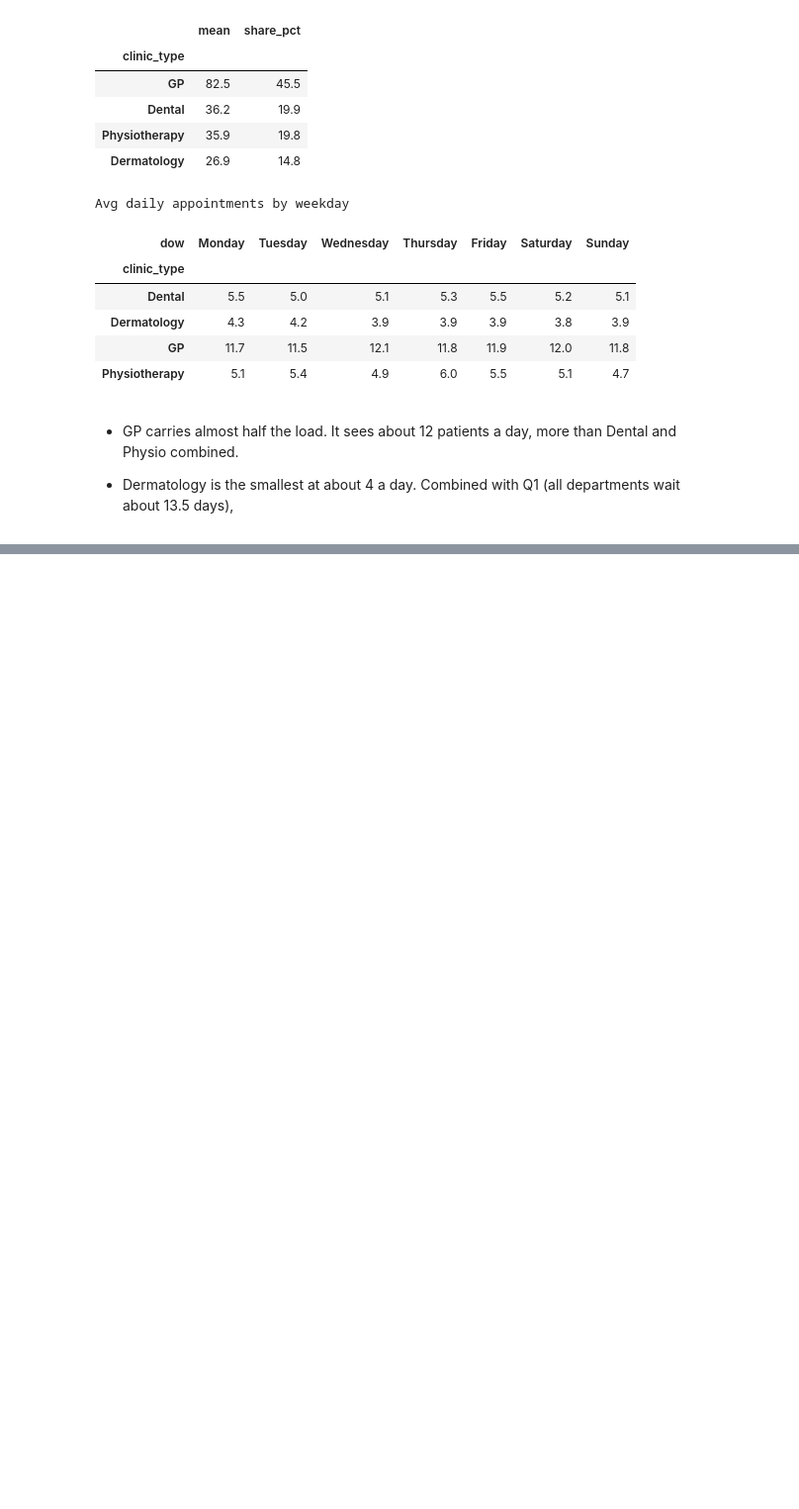
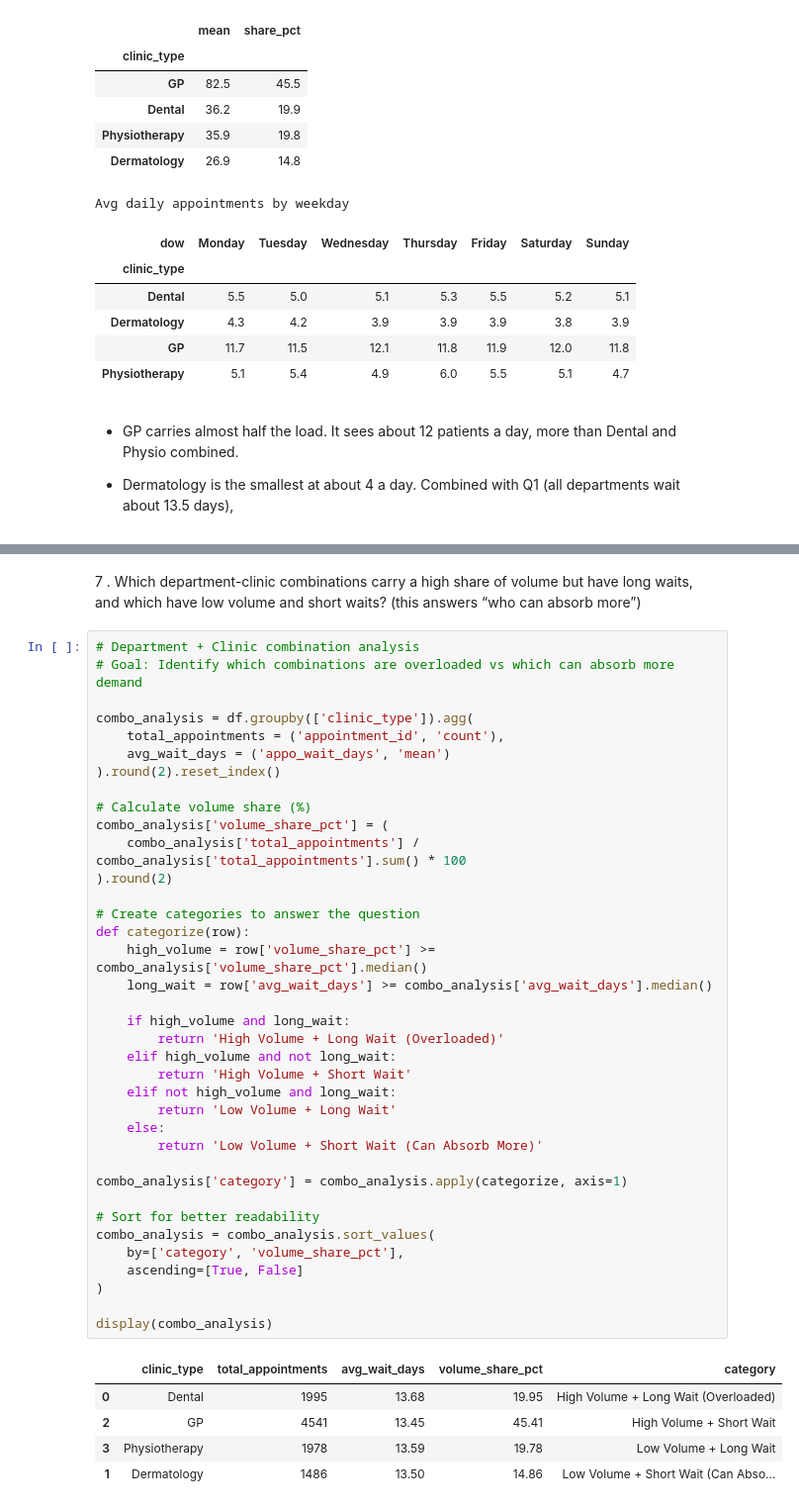
Before and after one commit to Ishasavani1402/Data-Analytics, a Jupyter notebook: Hospital Capacity and Appointment Bottleneck Analysis/notebooks/EDA.ipynb, the cells around one changed output, grey strips where cells are left out. Shown at 99% size. Cells and saved outputs as stored; diff of their text form; blank space fills up the shorter version.

```diff
--- a/Hospital Capacity and Appointment Bottleneck Analysis/notebooks/EDA.ipynb
+++ b/Hospital Capacity and Appointment Bottleneck Analysis/notebooks/EDA.ipynb
@@ -325,0 +443,45 @@ Avg daily appointments by weekday
+# %% [markdown]
+7 . Which department-clinic combinations carry a high share of volume but have long waits, and which have low volume and short waits? (this answers “who can absorb more”)
+# %%
+# Department + Clinic combination analysis
+# Goal: Identify which combinations are overloaded vs which can absorb more demand
+
+combo_analysis = df.groupby(['clinic_type']).agg(
+    total_appointments = ('appointment_id', 'count'),
+    avg_wait_days = ('appo_wait_days', 'mean')
+).round(2).reset_index()
+
+# Calculate volume share (%)
+combo_analysis['volume_share_pct'] = (
+    combo_analysis['total_appointments'] / combo_analysis['total_appointments'].sum() * 100
+).round(2)
+
+# Create categories to answer the question
+def categorize(row):
+    high_volume = row['volume_share_pct'] >= combo_analysis['volume_share_pct'].median()
+    long_wait = row['avg_wait_days'] >= combo_analysis['avg_wait_days'].median()
+
+    if high_volume and long_wait:
+        return 'High Volume + Long Wait (Overloaded)'
+    elif high_volume and not long_wait:
+        return 'High Volume + Short Wait'
+    elif not high_volume and long_wait:
+        return 'Low Volume + Long Wait'
+    else:
+        return 'Low Volume + Short Wait (Can Absorb More)'
+
+combo_analysis['category'] = combo_analysis.apply(categorize, axis=1)
+
+# Sort for better readability
+combo_analysis = combo_analysis.sort_values(
+    by=['category', 'volume_share_pct'],
+    ascending=[True, False]
+)
+
+display(combo_analysis)
+# %% [output]
+|  | clinic_type | total_appointments | avg_wait_days | volume_share_pct | category |
+| 0 | Dental | 1995 | 13.68 | 19.95 | High Volume + Long Wait (Overloaded) |
+| 2 | GP | 4541 | 13.45 | 45.41 | High Volume + Short Wait |
+| 3 | Physiotherapy | 1978 | 13.59 | 19.78 | Low Volume + Long Wait |
+| 1 | Dermatology | 1486 | 13.50 | 14.86 | Low Volume + Short Wait (Can Abso... |
```
Also changed, not shown: parts of 16 cells of this notebook.
